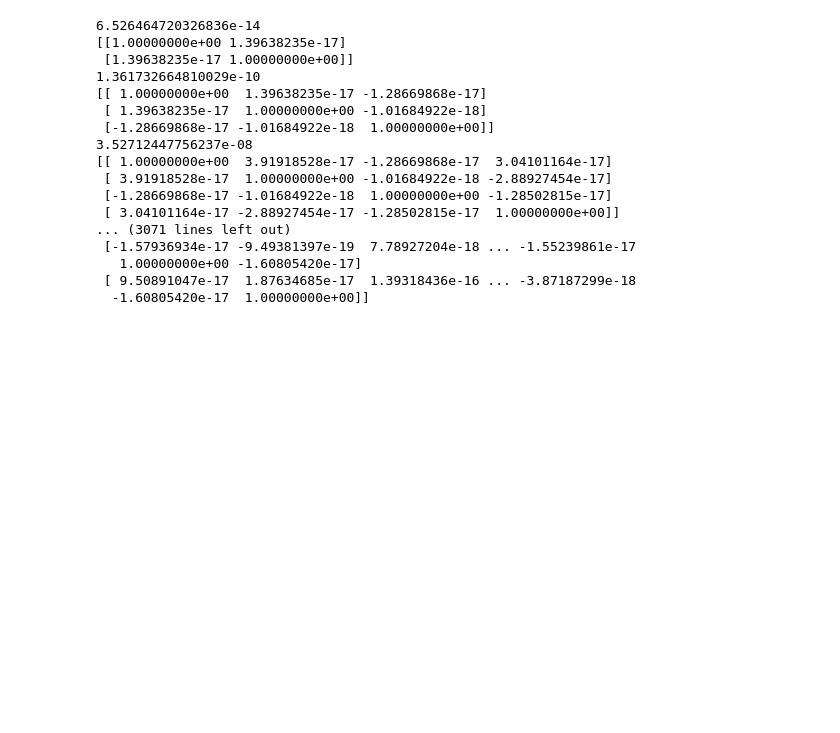
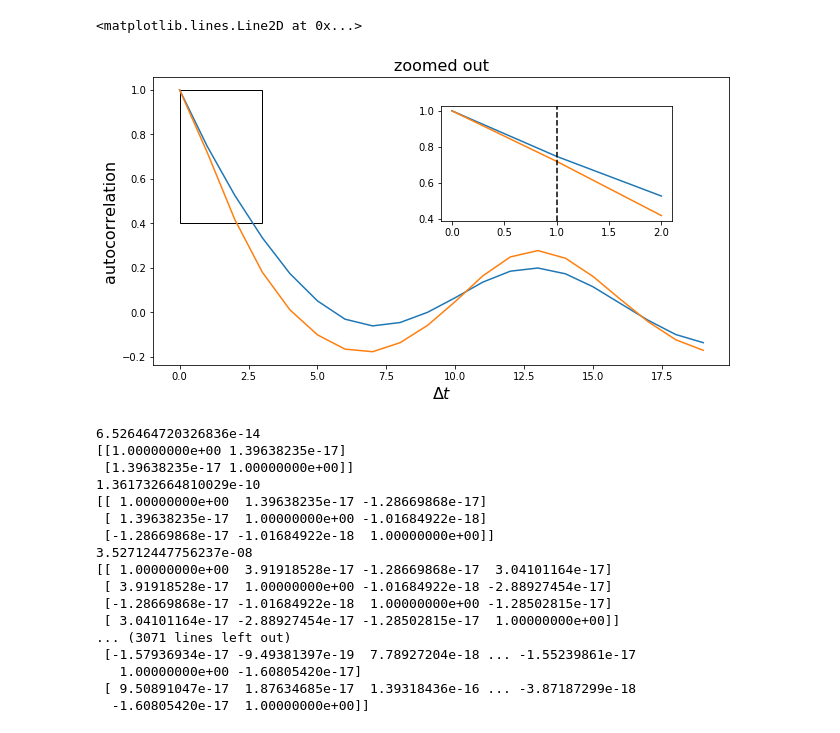
Before and after one commit to BouchardLab/DynamicalComponentsAnalysis, a Jupyter notebook: notebooks/deflation_test_fig.ipynb, the cells around one changed output. Cells and saved outputs as stored; diff of their text form; code cells hidden in the pictures; blank space fills up the shorter version.

Commit message:
Combining autocorr. plot with methods_comp_fig

```diff
--- a/notebooks/deflation_test_fig.ipynb
+++ b/notebooks/deflation_test_fig.ipynb
@@ -9,12 +11,15 @@ from cca.data_util import moving_center, load_sabes_data, calc_autocorr_fns
 from cca.cov_util import calc_cross_cov_mats_from_data, calc_pi_from_cross_cov_mats
 from cca import ComplexityComponentsAnalysis
 # %%
-filename = "/Users/davidclark/Projects/ComplexityComponentsAnalysis/data/sabes/indy_20160627_01.mat"
-results = load_sabes_data(filename, bin_width_s=0.100)
+dirname = "/home/davidclark/Projects/ComplexityComponentsAnalysis/data/sabes/"
+#dirname = "/Users/davidclark/Projects/ComplexityComponentsAnalysis/data/sabes/"
+session = "indy_20160627_01.mat"
+filename = dirname + session
+results = load_sabes_data(filename, bin_width_s=.100)
 spikes = results["M1"]
 spikes = spikes[:, spikes.sum(axis=0) > 5000]
 sqrt_spikes = np.sqrt(spikes)
-sqrt_spikes_ctd = moving_center(sqrt_spikes, n=600)
+sqrt_spikes_ctd = moving_center(sqrt_spikes, n=1200)
 cursor = results["cursor"]
 # %%
 #TODO: compare PI vs dim for reg, reg+deflat., FFT+deflat
@@ -60,3 +45,52 @@ plt.savefig("figures/autocorr_disp.pdf", bbox_inches="tight")
+# %%
+wpad_left = 0.1
+wpad_right = 0.1
+hpad_top = 0.1
+hpad_bottom = 0.1
+fig_width, fig_height = 10, 5
+
+fig = plt.figure(figsize=(fig_width, fig_height))
+ax_width = 1. - wpad_left - wpad_right
+ax_height = 1. - hpad_top - hpad_bottom
+ax = fig.add_axes((wpad_left, hpad_bottom, ax_width, ax_height))
+
+ax.plot(autocorr_fn_1, label="$T_{PI} = 1$")
+ax.plot(autocorr_fn_2, label="$T_{PI} = 20$")
+ax.set_title("zoomed out", fontsize=16)
+ax.set_xlabel("$\Delta t$", fontsize=16)
+ax.set_ylabel("autocorrelation", fontsize=16)
+
+inset_wpad_left_rel = 0.5
+inset_wpad_right_rel = 0.1
+inset_hpad_bottom_rel = 0.5
+inset_hpad_top_rel = 0.1
+inset_width_rel = 1. - inset_wpad_left_rel - inset_wpad_right_rel
+inset_height_rel = 1. - inset_hpad_top_rel - inset_hpad_bottom_rel
+
+inset_wpad_left_abs = wpad_left + ax_width*inset_wpad_left_rel
+inset_hpad_bottom_abs = hpad_bottom + ax_height*inset_hpad_bottom_rel
+inset_width_abs = ax_width*inset_width_rel
+inset_height_abs = ax_height*inset_height_rel
+
+ax_inset = fig.add_axes((inset_wpad_left_abs, inset_hpad_bottom_abs, inset_width_abs, inset_height_abs))
+
+rect = patches.Rectangle((0.0, 0.4), 3, 0.6, linewidth=1, edgecolor="black", facecolor="none")
+ax.add_patch(rect)
+
+#ax1.legend()
+
+
+ax_inset.plot(autocorr_fn_1[:3])
+ax_inset.plot(autocorr_fn_2[:3])
+#ax_inset.set_ylabel("autocorrelation", fontsize=16)
+#ax_inset.set_xlabel("$\Delta t$", fontsize=16)
+#ax2.set_title("zoomed in", fontsize=16)
+ax_inset.axvline(1, color="black", linestyle="--")
+
+#plt.savefig("figures/autocorr_disp.pdf", bbox_inches="tight")
+# %% [output]
+<matplotlib.lines.Line2D at 0x...>
+[figure, added]
 # %%
 def dca_deflation(cross_cov_mats, n_proj, n_init=1):
     N = cross_cov_mats.shape[1] #data dimensionality
```
Also changed, not shown: parts of 4 cells of this notebook, 1 other file.
